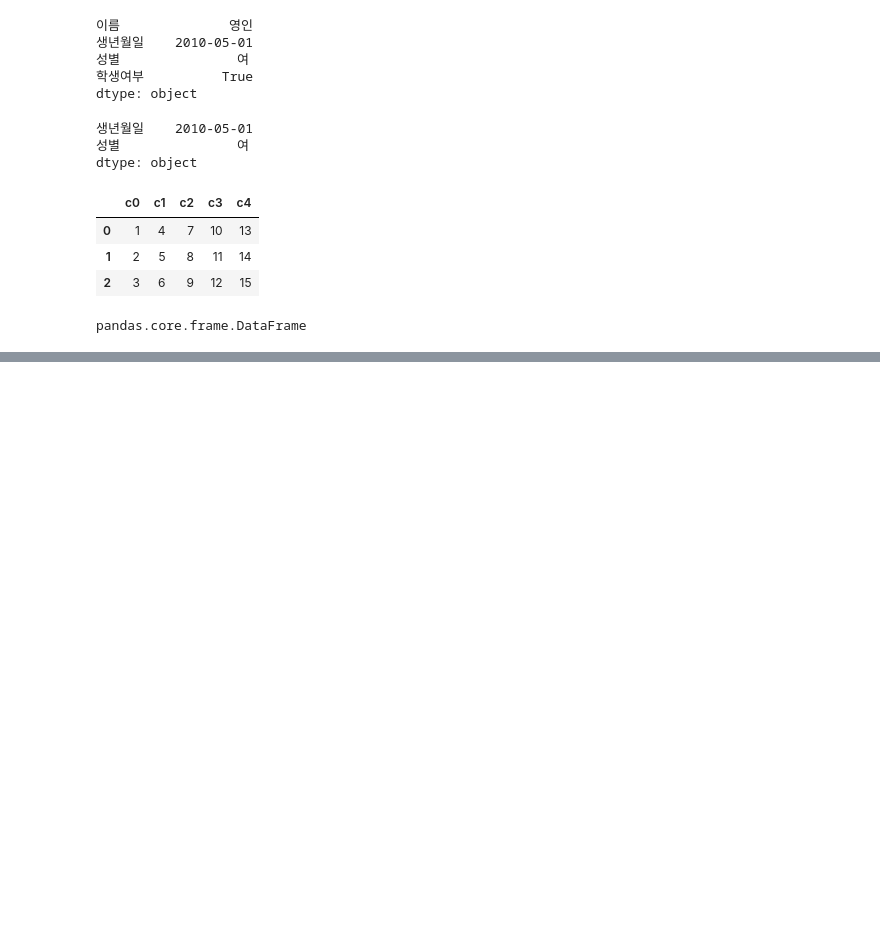
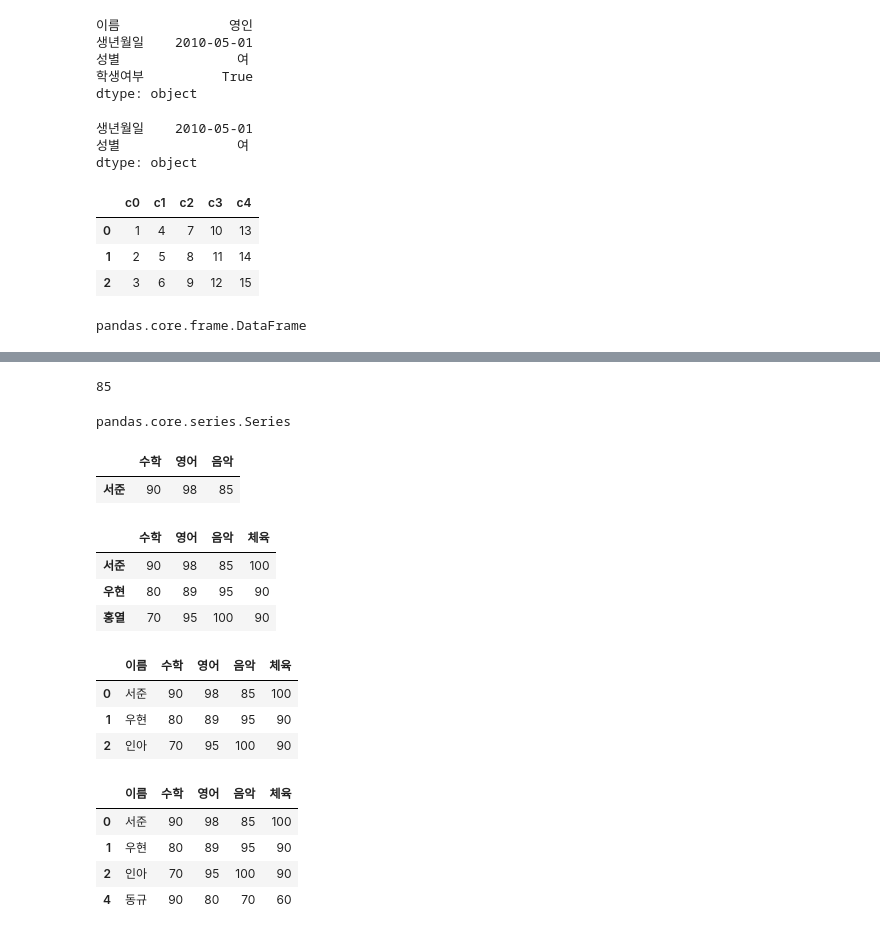
Before and after one commit to hongyeol-seo/exam_WEB, a Jupyter notebook: t2.ipynb, the cells around one changed output, grey strips where cells are left out. Saved outputs shown, nothing was run; the diff lists cells and outputs as text; code cells hidden in the pictures; blank space fills up the shorter version.

```diff
--- a/t2.ipynb
+++ b/t2.ipynb
@@ -87,0 +283,41 @@ KeyError: 0
+# %%
+# 데이터프레임 df의 특정 원소 1개 선택 ('서준'의 '음악' 점수)
+a = df.loc['서준', '음악']
+print(a)
+# %% [output]
+85
+# %%
+# df의 특정 원소 2개 이상 선택 ('서준'의 '음악', '체육' 점수)
+type(df.loc["서준"])
+# df.loc["서준"] #시리즈
+# %% [output]
+pandas.core.series.Series
+# %%
+df.loc[["서준"],"수학":"음악"]
+# %% [output]
+|  | 수학 | 영어 | 음악 |
+| 서준 | 90 | 98 | 85 |
+# %%
+df
+# %% [output]
+|  | 수학 | 영어 | 음악 | 체육 |
+| 서준 | 90 | 98 | 85 | 100 |
+| 우현 | 80 | 89 | 95 | 90 |
+| 홍열 | 70 | 95 | 100 | 90 |
+# %%
+#행열추가
+import pandas as pd
+
+exam_data = {'이름' : [ '서준', '우현', '인아'],
+'수학' : [ 90, 80, 70],
+'영어' : [ 98, 89, 95],
+'음악' : [ 85, 95, 100],
+'체육' : [ 100, 90, 90]}
+
+df = pd.DataFrame(exam_data)
+df
+# %% [output]
+|  | 이름 | 수학 | 영어 | 음악 | 체육 |
+| 0 | 서준 | 90 | 98 | 85 | 100 |
+| 1 | 우현 | 80 | 89 | 95 | 90 |
+| 2 | 인아 | 70 | 95 | 100 | 90 |
@@ -87,0 +326,9 @@ KeyError: 0
+# %%
+df.loc[4] = ['동규', 90, 80, 70, 60]
+df
+# %% [output]
+|  | 이름 | 수학 | 영어 | 음악 | 체육 |
+| 0 | 서준 | 90 | 98 | 85 | 100 |
+| 1 | 우현 | 80 | 89 | 95 | 90 |
+| 2 | 인아 | 70 | 95 | 100 | 90 |
+| 4 | 동규 | 90 | 80 | 70 | 60 |
```
Also changed, not shown: parts of 45 cells of this notebook, 42 other files.
